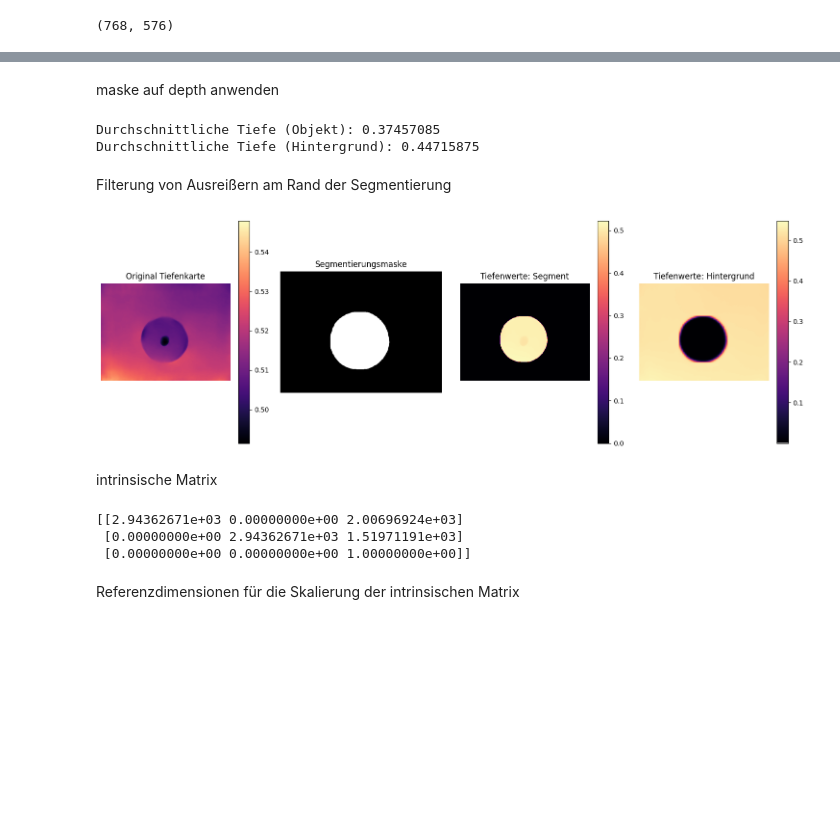
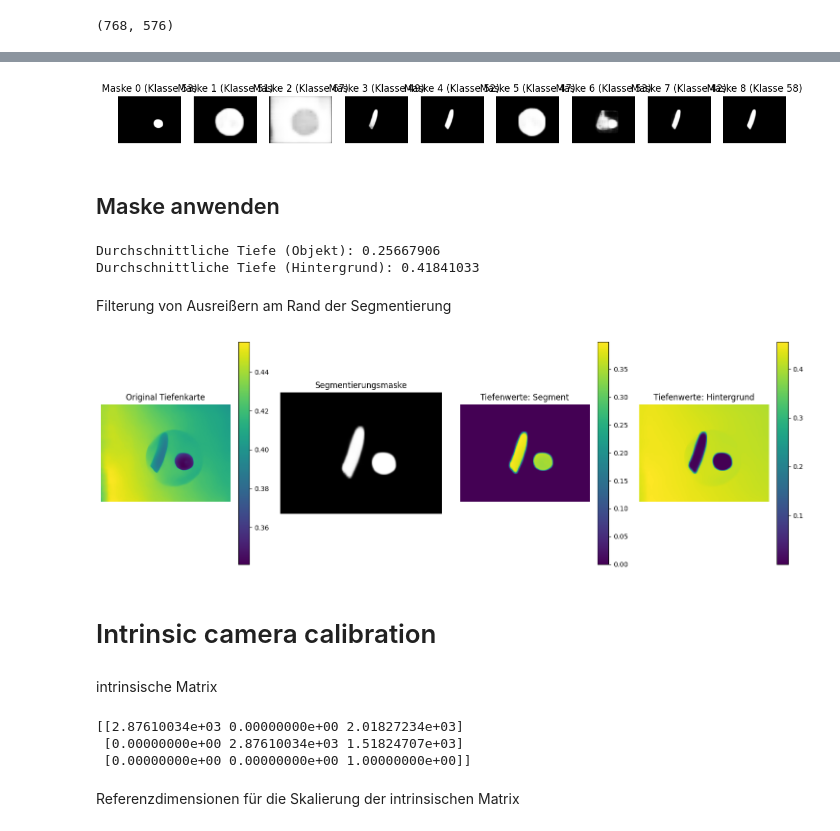
Before and after one commit to DirenCA/Masterthesis-Code, a Jupyter notebook: ValueEst_WithSeg.ipynb, the cells around one changed output, grey strips where cells are left out. Saved outputs shown, nothing was run; the diff lists cells and outputs as text; code cells hidden in the pictures; blank space fills up the shorter version.

```diff
--- a/ValueEst_WithSeg.ipynb
+++ b/ValueEst_WithSeg.ipynb
@@ -133,7 +155,7 @@ plt.subplot(1, 2, 1)  # Erste Hälfte des Plots
 plt.imshow(image)
 
 for i, mask in enumerate(prediction[0]['masks']):
-    if prediction[0]['labels'][i] == best_label: # 51 scheinbar bowl #47 scheinabr teller
+    if prediction[0]['labels'][i] == 58: # 51 scheinbar bowl #47 scheinabr teller
         mask_np = mask.squeeze().cpu().numpy()
         plt.imshow(mask_np, alpha=0.5, cmap="jet")  # Farbliche Überlagerung
 
@@ -152,15 +232,17 @@ plt.show()
 # %%
-# fig, axes = plt.subplots(1, len(prediction[0]['masks']), figsize=(15, 5))
-#
-# for i, mask in enumerate(prediction[0]['masks']):
-#     mask_np = mask.squeeze().cpu().numpy()
-#     axes[i].imshow(mask_np, cmap="gray")
-#     axes[i].set_title(f"Maske {i} (Klasse {prediction[0]['labels'][i].item()})")
-#     axes[i].axis("off")
-#
-# plt.show()
+fig, axes = plt.subplots(1, len(prediction[0]['masks']), figsize=(15, 5))
+
+for i, mask in enumerate(prediction[0]['masks']):
+    mask_np = mask.squeeze().cpu().numpy()
+    axes[i].imshow(mask_np, cmap="gray")
+    axes[i].set_title(f"Maske {i} (Klasse {prediction[0]['labels'][i].item()})")
+    axes[i].axis("off")
+
+plt.show()
+# %% [output]
+[figure, added]
 # %% [markdown]
-maske auf depth anwenden
+## Maske anwenden
 # %%
 import numpy as np
 import torch
@@ -169,79 +251,84 @@ def split_depth_map(depth_map, mask):
     if isinstance(mask, torch.Tensor):
         mask = mask.squeeze().cpu().numpy()  # In NumPy-Array umwandeln, falls Tensor
 
-    depth_foreground = depth_map * mask  # Tiefenwerte innerhalb der Maske
+    depth_object = depth_map * mask  # Tiefenwerte innerhalb der Maske
     depth_background = depth_map * (1 - mask)  # Tiefenwerte außerhalb der Maske
 
-    return depth_foreground, depth_background
+    return depth_object, depth_background
 
 
 # Tiefenkarten berechnen
-depth_foreground, depth_background = split_depth_map(depth_map, mask_np)
+depth_object, depth_background = split_depth_map(depth_map, smallest_mask)
+depth_objects_dual, depth_background_dual = split_depth_map(depth_map, combined_mask)
 
 # Optional: Werte ausgeben
-print("Durchschnittliche Tiefe (Objekt):", np.mean(depth_foreground[depth_foreground > 0]))
+print("Durchschnittliche Tiefe (Objekt):", np.mean(depth_object[depth_object > 0]))
 print("Durchschnittliche Tiefe (Hintergrund):", np.mean(depth_background[depth_background > 0]))
 # %% [output]
-Durchschnittliche Tiefe (Objekt): 0.37457085
-Durchschnittliche Tiefe (Hintergrund): 0.44715875
+Durchschnittliche Tiefe (Objekt): 0.25667906
+Durchschnittliche Tiefe (Hintergrund): 0.41841033
 # %% [markdown]
 Filterung von Ausreißern am Rand der Segmentierung
 # %%
-mask_np = (mask_np > 0.5).astype(np.uint8)  # Setzt alles über 0.5 auf 1, den Rest auf 0
-depth_foreground = depth_map * mask_np
+mask_np = (smallest_mask > 0.5).astype(np.uint8)  # Binärmaske erstellen
+dual_np = (combined_mask > 0.5).astype(np.uint8)
+depth_object = depth_map * mask_np  # Nur Werte in der Maske beibehalten
+dual_objects  = depth_map * dual_np
 # %%
 import matplotlib.pyplot as plt
 
-def visualize_depth_maps(depth_map, depth_foreground, depth_background, mask):
+def visualize_depth_maps(depth_map, depth_object, depth_background, mask):
     plt.figure(figsize=(15, 5))
 
     # Binäre Maske
     plt.subplot(1, 4, 2)
     plt.imshow(mask, cmap="gray")
     plt.axis("off")
     plt.title("Segmentierungsmaske")
 
     # Original Tiefenkarte
     plt.subplot(1, 4, 1)
-    plt.imshow(depth_map, cmap="magma")
+    plt.imshow(depth_map, cmap="viridis")
     plt.colorbar()
     plt.axis("off")
     plt.title("Original Tiefenkarte")
 
     # Tiefenkarte für das Objekt (Foreground)
     plt.subplot(1, 4, 3)
-    plt.imshow(depth_foreground, cmap="magma")
+    plt.imshow(depth_object, cmap="viridis")
     plt.colorbar()
     plt.axis("off")
     plt.title("Tiefenwerte: Segment")
 
     # Tiefenkarte für den Hintergrund (Background)
     plt.subplot(1, 4, 4)
-    plt.imshow(depth_background, cmap="magma")
+    plt.imshow(depth_background, cmap="viridis")
     plt.colorbar()
     plt.axis("off")
     plt.title("Tiefenwerte: Hintergrund")
 
     plt.tight_layout()
     plt.show()
 
 # Visualisierung aufrufen
-visualize_depth_maps(depth_map, depth_foreground, depth_background, mask_np)
+visualize_depth_maps(depth_map, depth_object, depth_background, mask_np)
 # %% [output]
-[figure, old version]
+[figure, new version]
+# %% [markdown]
+# Intrinsic camera calibration
 # %% [markdown]
 intrinsische Matrix
 # %%
 intrinsic_matrix = np.array([
-    [2943.626708984375, 0, 2006.96923828125],
-    [0, 2943.626708984375, 1519.7119140625],
+    [2876.100341796875, 0, 2018.2723388671875],
+    [0, 2876.100341796875, 1518.2470703125],
     [0, 0, 1]
 ])
 
 print(intrinsic_matrix)
 # %% [output]
-[[2.94362671e+03 0.00000000e+00 2.00696924e+03]
- [0.00000000e+00 2.94362671e+03 1.51971191e+03]
+[[2.87610034e+03 0.00000000e+00 2.01827234e+03]
+ [0.00000000e+00 2.87610034e+03 1.51824707e+03]
  [0.00000000e+00 0.00000000e+00 1.00000000e+00]]
 # %% [markdown]
 Referenzdimensionen für die Skalierung der intrinsischen Matrix
```
Also changed, not shown: parts of 122 cells of this notebook, 1 other file.
